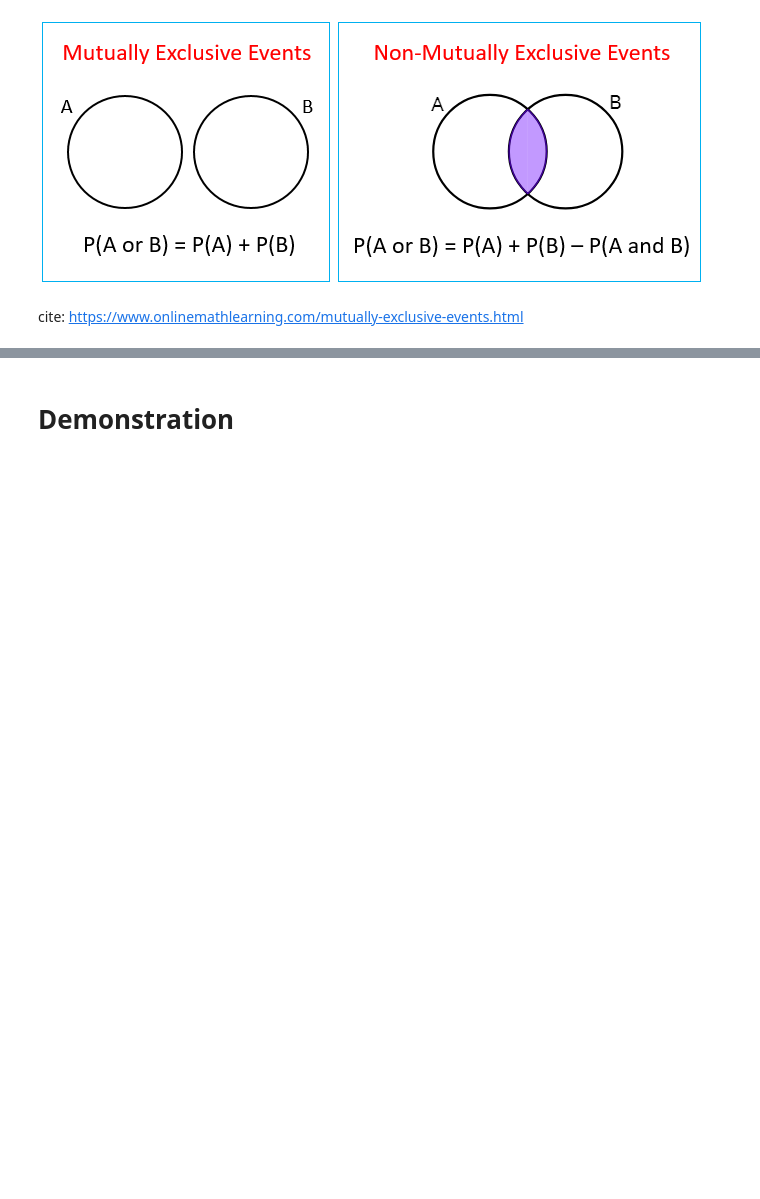
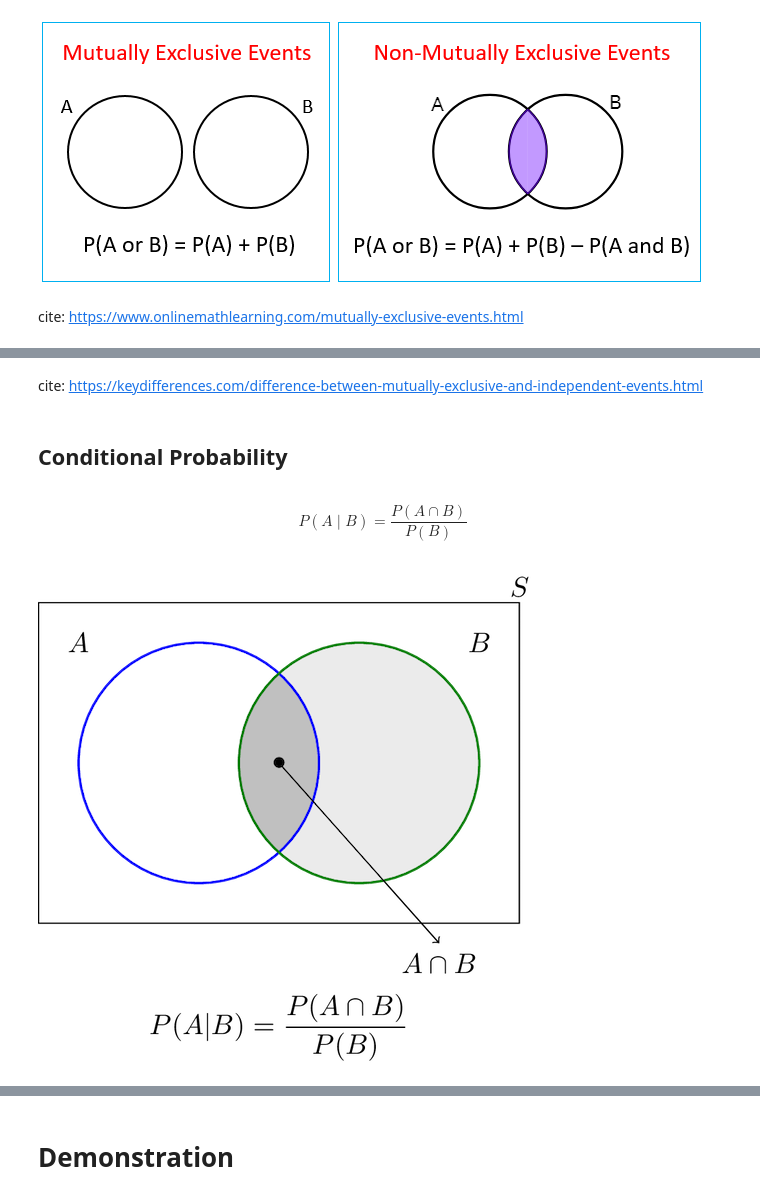
Before and after one commit to robOcity/ai-course, a Jupyter notebook: slides/week-5-quantifying-uncertianty-slides.ipynb, the cells around one changed output, grey strips where cells are left out. Saved outputs shown, nothing was run; the diff lists cells and outputs as text; code cells hidden in the pictures; blank space fills up the shorter version.

```diff
--- a/slides/week-5-quantifying-uncertianty-slides.ipynb
+++ b/slides/week-5-quantifying-uncertianty-slides.ipynb
@@ -140,0 +105,10 @@ $P(A\mid B) = \frac{P(B\mid A)P(A)}{P(B)}$
+# %% [markdown]
+cite: https://keydifferences.com/difference-between-mutually-exclusive-and-independent-events.html
+# %% [markdown]
+## Conditional Probability
+# %% [markdown]
+$$P(A \mid B) = \frac{P(A \cap B)}{P(B)}$$
+# %%
+Image('images/conditional_probability.png')
+# %% [output]
+[figure, added]
```
Also changed, not shown: parts of 68 cells of this notebook, 1 other file.
